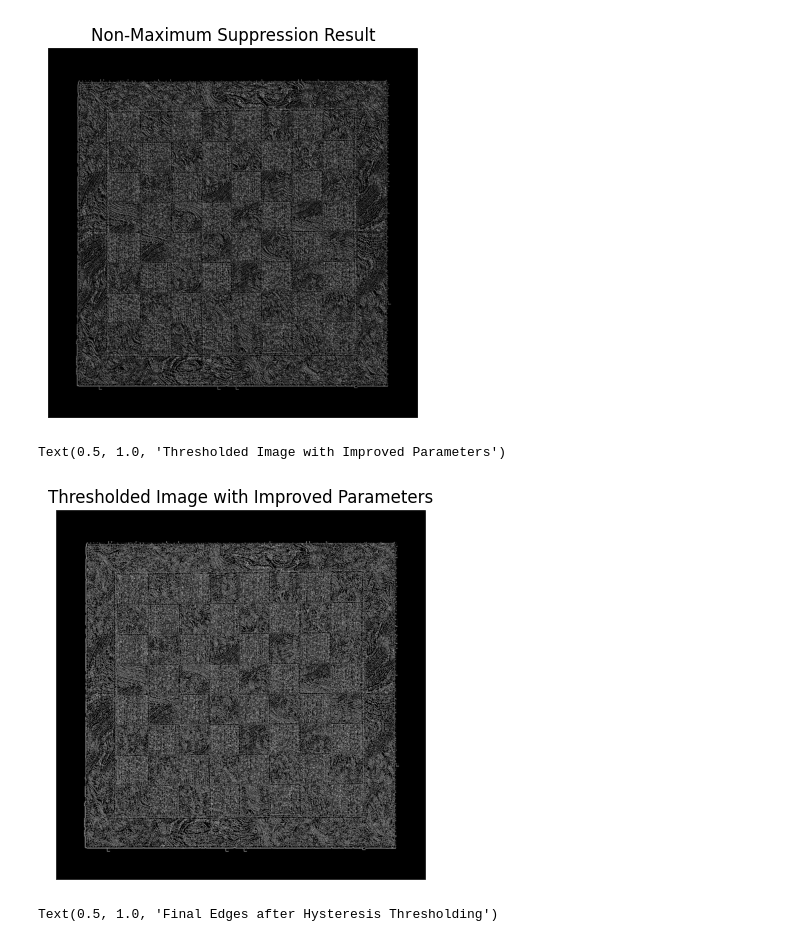
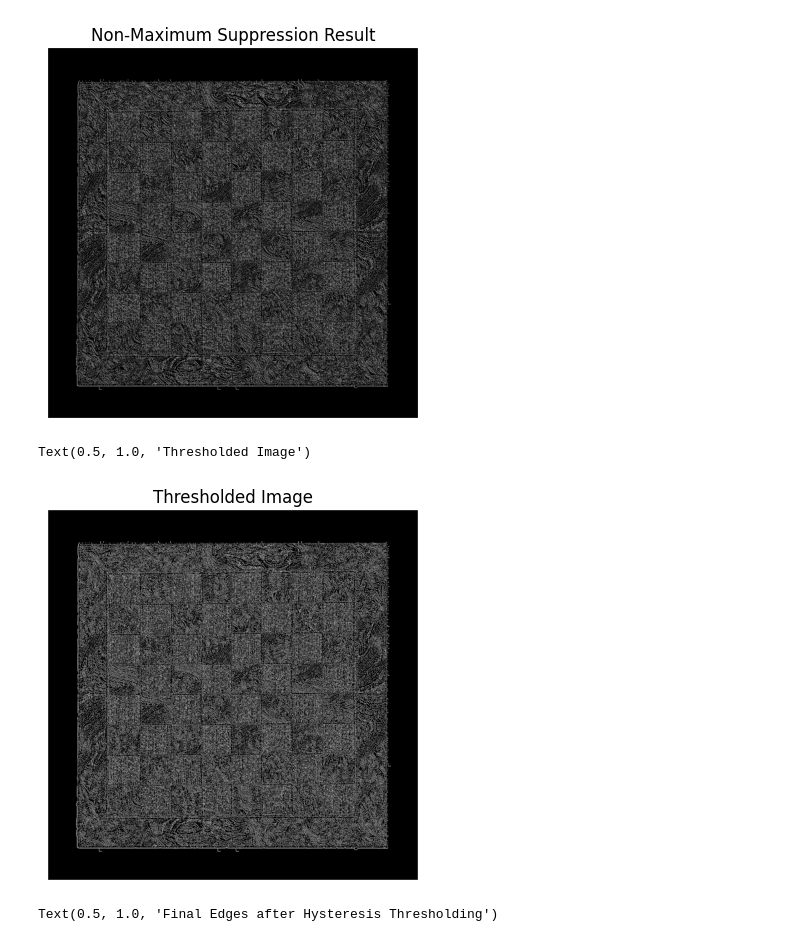
Before and after one commit to IGieckI/AIExperiments, a Jupyter notebook: computer_vision/CannyEdgeDetector.ipynb, the cells around one changed output. Drawn from its saved outputs; the diff is of its cells as text; code cells hidden in the pictures.

```diff
--- a/computer_vision/CannyEdgeDetector.ipynb
+++ b/computer_vision/CannyEdgeDetector.ipynb
@@ -110,30 +109,29 @@ Text(0.5, 1.0, 'Non-Maximum Suppression Result')
 # %%
 def threshold(img, low_ratio=0.05, high_ratio=0.15):
     high = img.max() * high_ratio
     low = high * low_ratio
 
     strong = 255
     weak = 25
 
     output = np.zeros_like(img, dtype=np.uint8)
 
     strong_i, strong_j = np.where(img >= high)
     weak_i, weak_j = np.where((img <= high) & (img >= low))
 
     output[strong_i, strong_j] = strong
     output[weak_i, weak_j] = weak
 
     return output, weak, strong
 
-# Improved thresholds: higher values to reduce noise
 thresh, weak, strong = threshold(nms, low_ratio=0.05, high_ratio=0.15)
 
 plt.imshow(thresh, cmap='gray')
 plt.axis('off')
-plt.title('Thresholded Image with Improved Parameters')
+plt.title('Thresholded Image')
 # %% [output]
-Text(0.5, 1.0, 'Thresholded Image with Improved Parameters')
+Text(0.5, 1.0, 'Thresholded Image')
-[figure, old version]
+[figure, new version]
 # %%
 def hysteresis(img, weak, strong=255):
     h, w = img.shape
```
Also changed, not shown: parts of 1 cell of this notebook.
